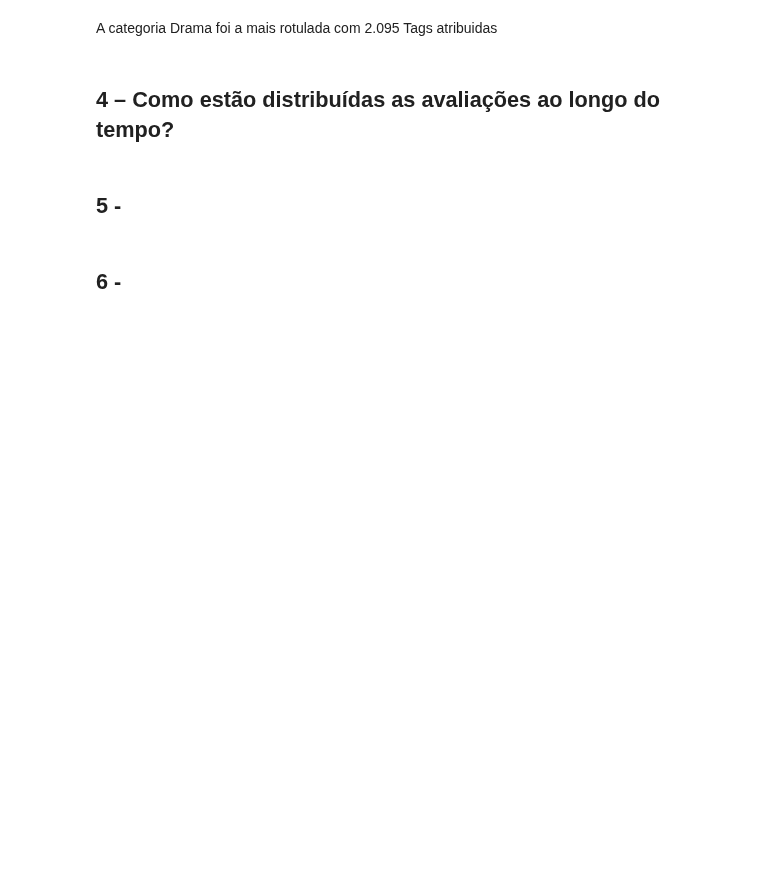
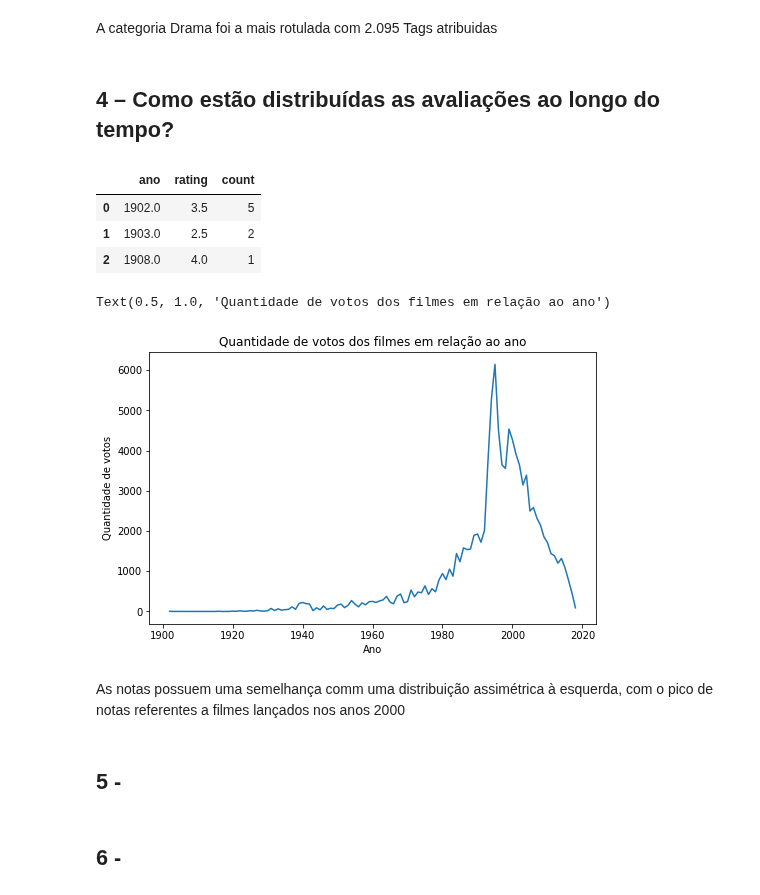
Before and after one commit to dieguim-ifsp-posCD/D1AED, a Jupyter notebook: avaliacoes/20210513-avaliacao01/AED-movie-lens-small.ipynb, the cells around one changed output. Saved outputs shown, nothing was run; the diff lists cells and outputs as text; code cells hidden in the pictures; blank space fills up the shorter version.

```diff
--- a/avaliacoes/20210513-avaliacao01/AED-movie-lens-small.ipynb
+++ b/avaliacoes/20210513-avaliacao01/AED-movie-lens-small.ipynb
@@ -856,6 +827,25 @@ qtd_tags_por_rotulos.sort_values(by='Tags', ascending= False).head(3)
 A categoria Drama foi a mais rotulada com 2.095 Tags atribuidas
 # %% [markdown]
 ## 4 – Como estão distribuídas as avaliações ao longo do tempo?
+# %%
+rating_medio_por_ano.head(3)
+# %% [output]
+|  | ano | rating | count |
+| 0 | 1902.0 | 3.5 | 5 |
+| 1 | 1903.0 | 2.5 | 2 |
+| 2 | 1908.0 | 4.0 | 1 |
+# %%
+fig = plt.figure(figsize=(8,5))
+
+#Gráfico de Linhas
+ax = sns.lineplot(x = 'ano', y = 'count', data = rating_medio_por_ano)
+ax.set(ylabel = 'Quantidade de votos', xlabel = 'Ano')
+ax.set_title('Quantidade de votos dos filmes em relação ao ano')
+# %% [output]
+Text(0.5, 1.0, 'Quantidade de votos dos filmes em relação ao ano')
+[figure, new version]
+# %% [markdown]
+As notas possuem uma semelhança comm uma distribuição assimétrica à esquerda, com o pico de notas referentes a filmes lançados nos anos 2000
 # %% [markdown]
 ## 5 -
 # %% [markdown]
```
Also changed, not shown: parts of 5 cells of this notebook.
